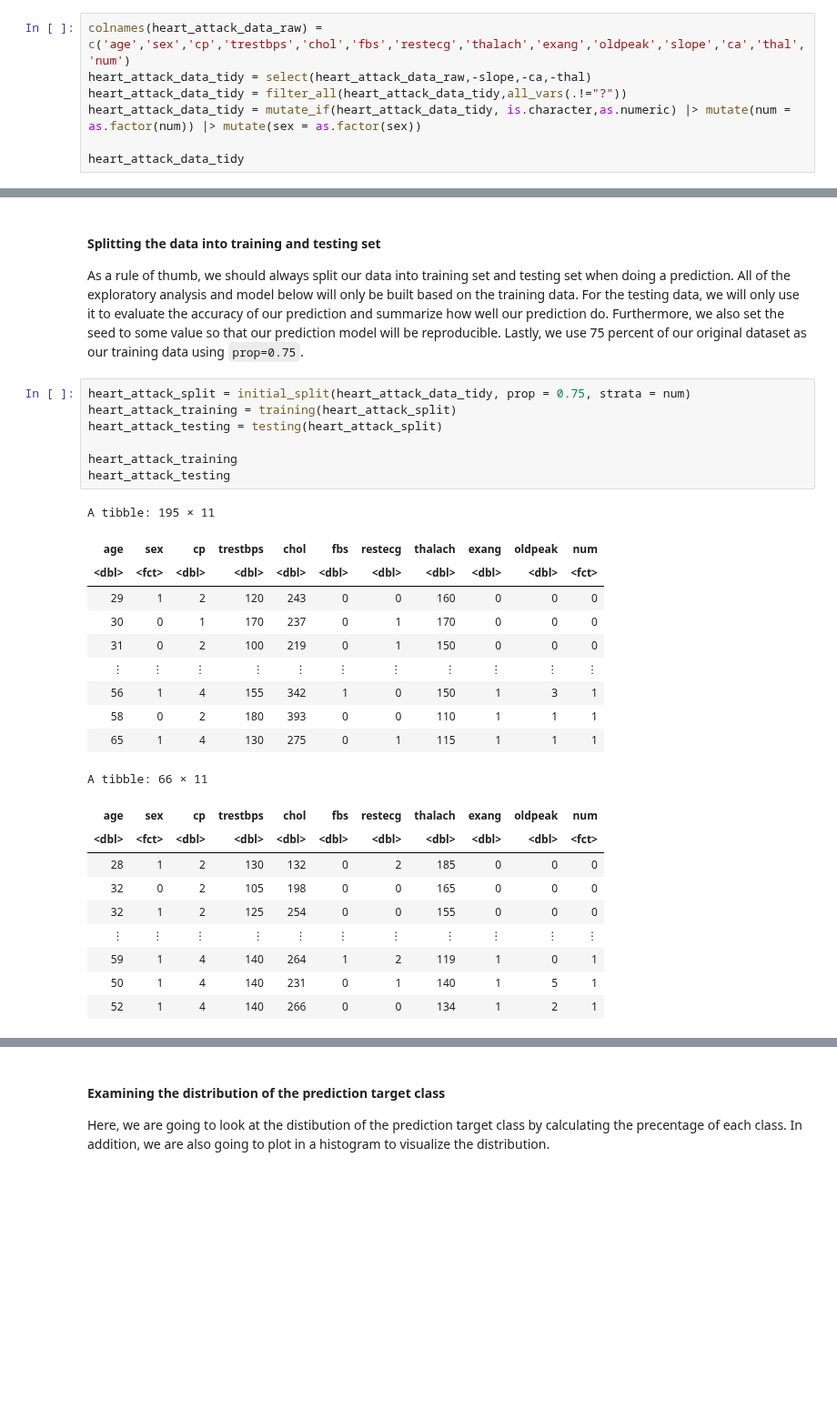
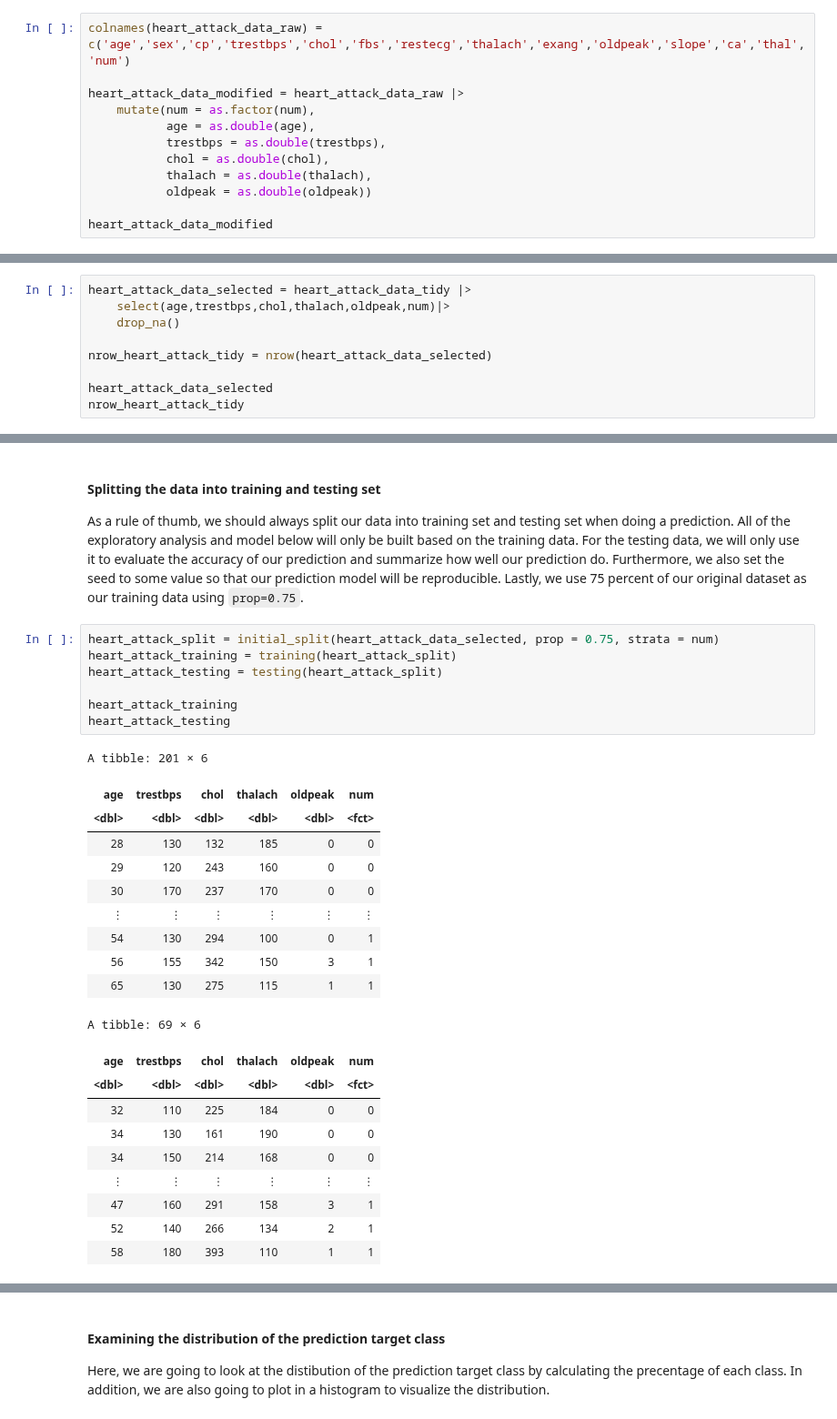
Before and after one commit to RichardAdhika22/heart_attack_prediction_knn, a Jupyter notebook: Group_project_report.ipynb, the cells around one changed output, grey strips where cells are left out. Shown at 91% size. Cells and saved outputs as stored; diff of their text form; blank space fills up the shorter version.

```diff
--- a/Group_project_report.ipynb
+++ b/Group_project_report.ipynb
@@ -42,8 +42,13 @@ The dataframe above does not have any column name, so we can add the column's na
 # %%
 colnames(heart_attack_data_raw) = c('age','sex','cp','trestbps','chol','fbs','restecg','thalach','exang','oldpeak','slope','ca','thal','num')
-heart_attack_data_tidy = select(heart_attack_data_raw,-slope,-ca,-thal)
-heart_attack_data_tidy = filter_all(heart_attack_data_tidy,all_vars(.!="?"))
-heart_attack_data_tidy = mutate_if(heart_attack_data_tidy, is.character,as.numeric) |> mutate(num = as.factor(num)) |> mutate(sex = as.factor(sex))
 
-heart_attack_data_tidy
+heart_attack_data_modified = heart_attack_data_raw |>
+    mutate(num = as.factor(num),
+           age = as.double(age),
+           trestbps = as.double(trestbps),
+           chol = as.double(chol),
+           thalach = as.double(thalach),
+           oldpeak = as.double(oldpeak))
+
+heart_attack_data_modified
 # %% [output]
@@ -59,0 +75,9 @@ A tibble: 261 × 11
+# %%
+heart_attack_data_selected = heart_attack_data_tidy |>
+    select(age,trestbps,chol,thalach,oldpeak,num)|>
+    drop_na()
+
+nrow_heart_attack_tidy = nrow(heart_attack_data_selected)
+
+heart_attack_data_selected
+nrow_heart_attack_tidy
@@ -62,30 +98,30 @@ A tibble: 261 × 11
 
 As a rule of thumb, we should always split our data into training set and testing set when doing a prediction. All of the exploratory analysis and model below will only be built based on the training data. For the testing data, we will only use it to evaluate the accuracy of our prediction and summarize how well our prediction do. Furthermore, we also set the seed to some value so that our prediction model will be reproducible. Lastly, we use 75 percent of our original dataset as our training data using `prop=0.75`.
 # %%
-heart_attack_split = initial_split(heart_attack_data_tidy, prop = 0.75, strata = num)
+heart_attack_split = initial_split(heart_attack_data_selected, prop = 0.75, strata = num)
 heart_attack_training = training(heart_attack_split)
 heart_attack_testing = testing(heart_attack_split)
 
 heart_attack_training
 heart_attack_testing
 # %% [output]
-A tibble: 195 × 11
+A tibble: 201 × 6
-| age | sex | cp | trestbps | chol | fbs | restecg | thalach | exang | oldpeak | num |
-| <dbl> | <fct> | <dbl> | <dbl> | <dbl> | <dbl> | <dbl> | <dbl> | <dbl> | <dbl> | <fct> |
-| 29 | 1 | 2 | 120 | 243 | 0 | 0 | 160 | 0 | 0 | 0 |
-| 30 | 0 | 1 | 170 | 237 | 0 | 1 | 170 | 0 | 0 | 0 |
-| 31 | 0 | 2 | 100 | 219 | 0 | 1 | 150 | 0 | 0 | 0 |
-| ⋮ | ⋮ | ⋮ | ⋮ | ⋮ | ⋮ | ⋮ | ⋮ | ⋮ | ⋮ | ⋮ |
-| 56 | 1 | 4 | 155 | 342 | 1 | 0 | 150 | 1 | 3 | 1 |
-| 58 | 0 | 2 | 180 | 393 | 0 | 0 | 110 | 1 | 1 | 1 |
-| 65 | 1 | 4 | 130 | 275 | 0 | 1 | 115 | 1 | 1 | 1 |
+| age | trestbps | chol | thalach | oldpeak | num |
+| <dbl> | <dbl> | <dbl> | <dbl> | <dbl> | <fct> |
+| 28 | 130 | 132 | 185 | 0 | 0 |
+| 29 | 120 | 243 | 160 | 0 | 0 |
+| 30 | 170 | 237 | 170 | 0 | 0 |
+| ⋮ | ⋮ | ⋮ | ⋮ | ⋮ | ⋮ |
+| 54 | 130 | 294 | 100 | 0 | 1 |
+| 56 | 155 | 342 | 150 | 3 | 1 |
+| 65 | 130 | 275 | 115 | 1 | 1 |
-A tibble: 66 × 11
+A tibble: 69 × 6
-| age | sex | cp | trestbps | chol | fbs | restecg | thalach | exang | oldpeak | num |
-| <dbl> | <fct> | <dbl> | <dbl> | <dbl> | <dbl> | <dbl> | <dbl> | <dbl> | <dbl> | <fct> |
-| 28 | 1 | 2 | 130 | 132 | 0 | 2 | 185 | 0 | 0 | 0 |
-| 32 | 0 | 2 | 105 | 198 | 0 | 0 | 165 | 0 | 0 | 0 |
-| 32 | 1 | 2 | 125 | 254 | 0 | 0 | 155 | 0 | 0 | 0 |
-| ⋮ | ⋮ | ⋮ | ⋮ | ⋮ | ⋮ | ⋮ | ⋮ | ⋮ | ⋮ | ⋮ |
-| 59 | 1 | 4 | 140 | 264 | 1 | 2 | 119 | 1 | 0 | 1 |
-| 50 | 1 | 4 | 140 | 231 | 0 | 1 | 140 | 1 | 5 | 1 |
-| 52 | 1 | 4 | 140 | 266 | 0 | 0 | 134 | 1 | 2 | 1 |
+| age | trestbps | chol | thalach | oldpeak | num |
+| <dbl> | <dbl> | <dbl> | <dbl> | <dbl> | <fct> |
+| 32 | 110 | 225 | 184 | 0 | 0 |
+| 34 | 130 | 161 | 190 | 0 | 0 |
+| 34 | 150 | 214 | 168 | 0 | 0 |
+| ⋮ | ⋮ | ⋮ | ⋮ | ⋮ | ⋮ |
+| 47 | 160 | 291 | 158 | 3 | 1 |
+| 52 | 140 | 266 | 134 | 2 | 1 |
+| 58 | 180 | 393 | 110 | 1 | 1 |
```
Also changed, not shown: parts of 23 cells of this notebook.
